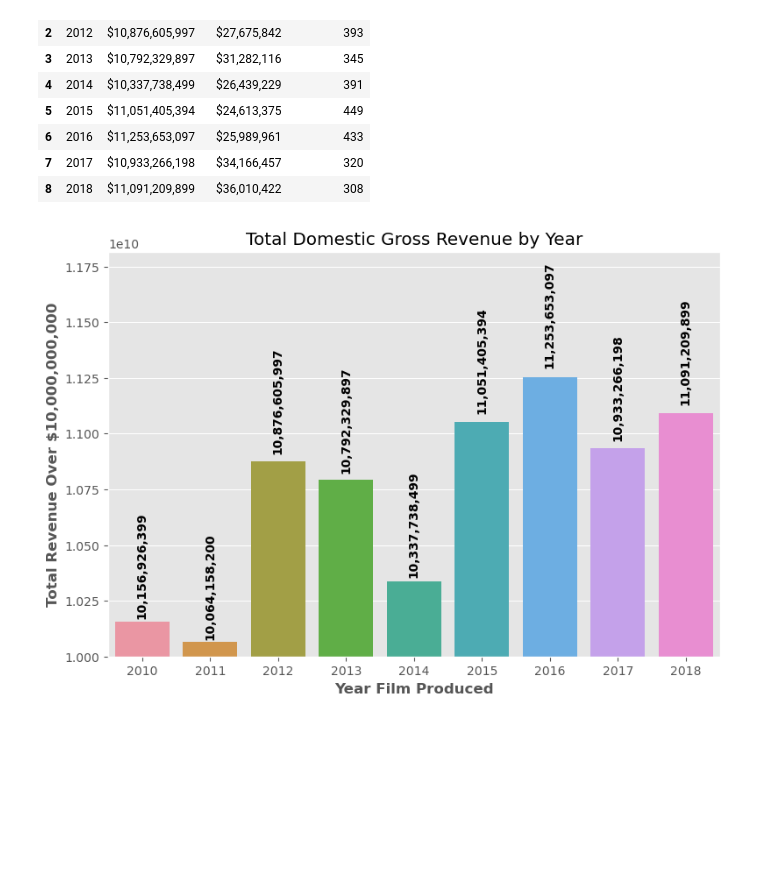
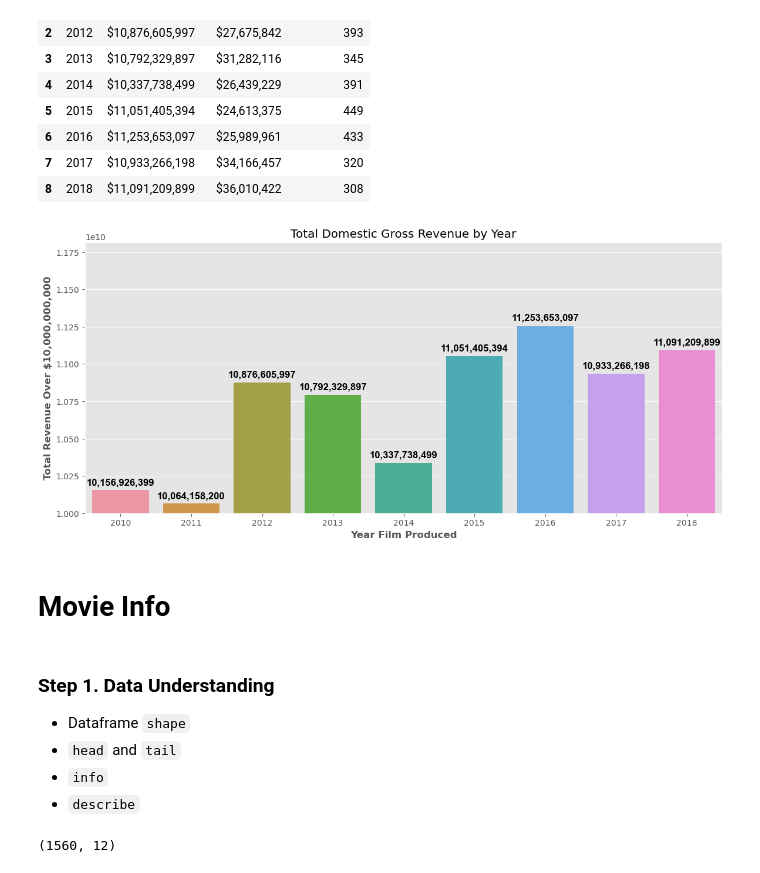
Before and after one commit to mrhussaink7/new-films-movie-data, a Jupyter notebook: index.ipynb, the cells around one changed output. Saved outputs shown, nothing was run; the diff lists cells and outputs as text; code cells hidden in the pictures; blank space fills up the shorter version.

```diff
--- a/index.ipynb
+++ b/index.ipynb
@@ -454,16 +456,28 @@ total_gross
 # %%
 def add_labels(ax, values):
     for i, value in enumerate(values):
-        ax.text(i, value * 1.025, f'{value:,.0f}', va='center', ha='center', color='black', rotation=90, fontweight='bold')
+        ax.text(i, value * 1.005, f'{value:,.0f}', va='center', ha='center', color='black', rotation=0, font='arial', fontsize=12, fontweight='bold')
 
 filtered_total_gross = total_gross[total_gross['Total_Revenue'] > 1000000000]
-fig, ax = plt.subplots(figsize=(9,6))
+fig, ax = plt.subplots(figsize=(14,6))
 ax = sns.barplot(x='Year', y='Total_Revenue', data=filtered_total_gross)
 add_labels(ax, filtered_total_gross['Total_Revenue'])
 plt.title('Total Domestic Gross Revenue by Year')
 plt.xlabel('Year Film Produced', fontweight='bold')
 plt.ylabel('Total Revenue Over $10,000,000,000', fontweight='bold')
 ax.set_ylim(10000000000, ax.get_ylim()[1])
 plt.show()
 # %% [output]
-[figure, old version]
+[figure, new version]
+# %% [markdown]
+# Movie Info
+# %% [markdown]
+### Step 1. Data Understanding
+- Dataframe `shape`
+- `head` and `tail`
+- `info`
+- `describe`
+# %%
+df_movie_info.shape
+# %% [output]
+(1560, 12)
```
Also changed, not shown: parts of 10 cells of this notebook.
